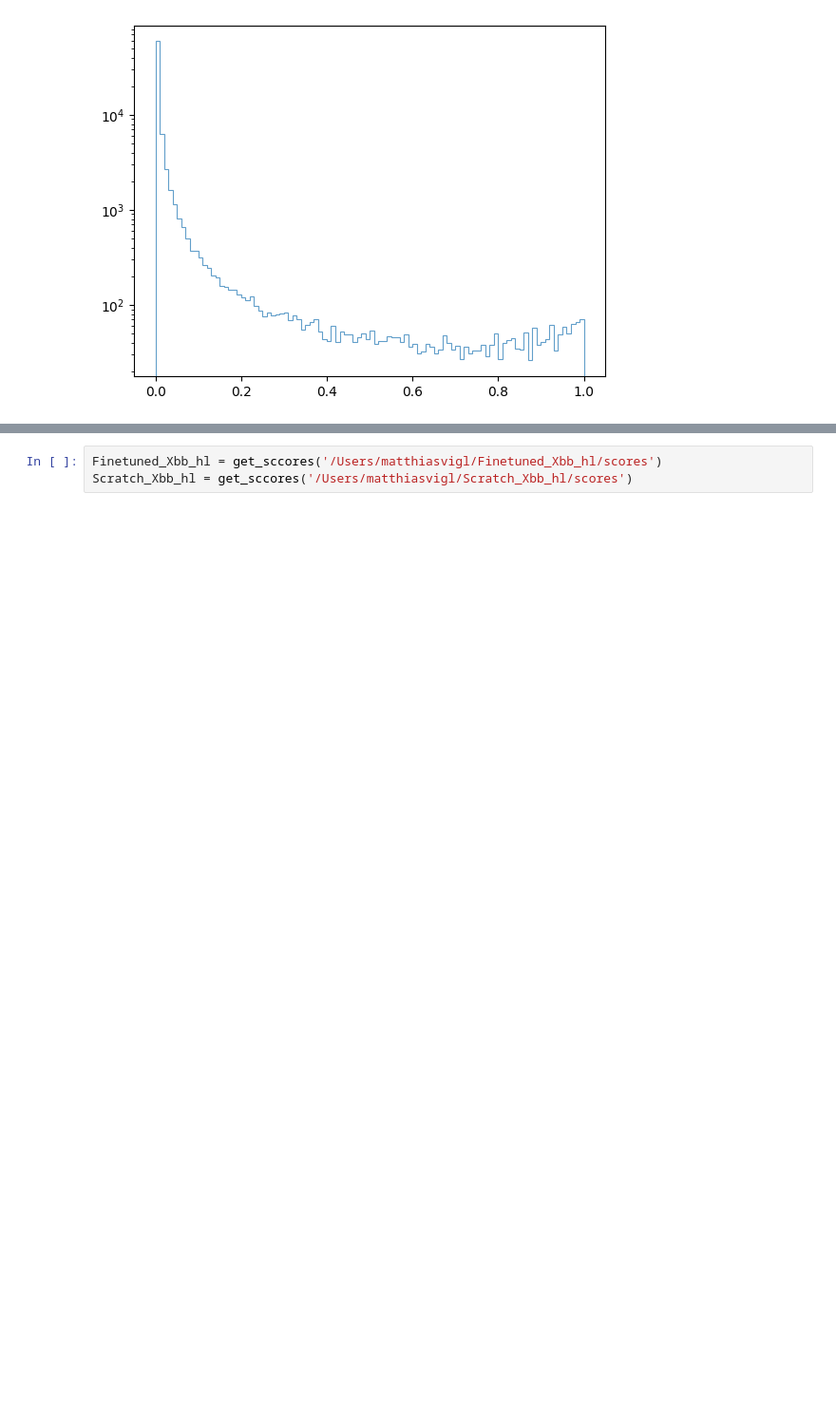
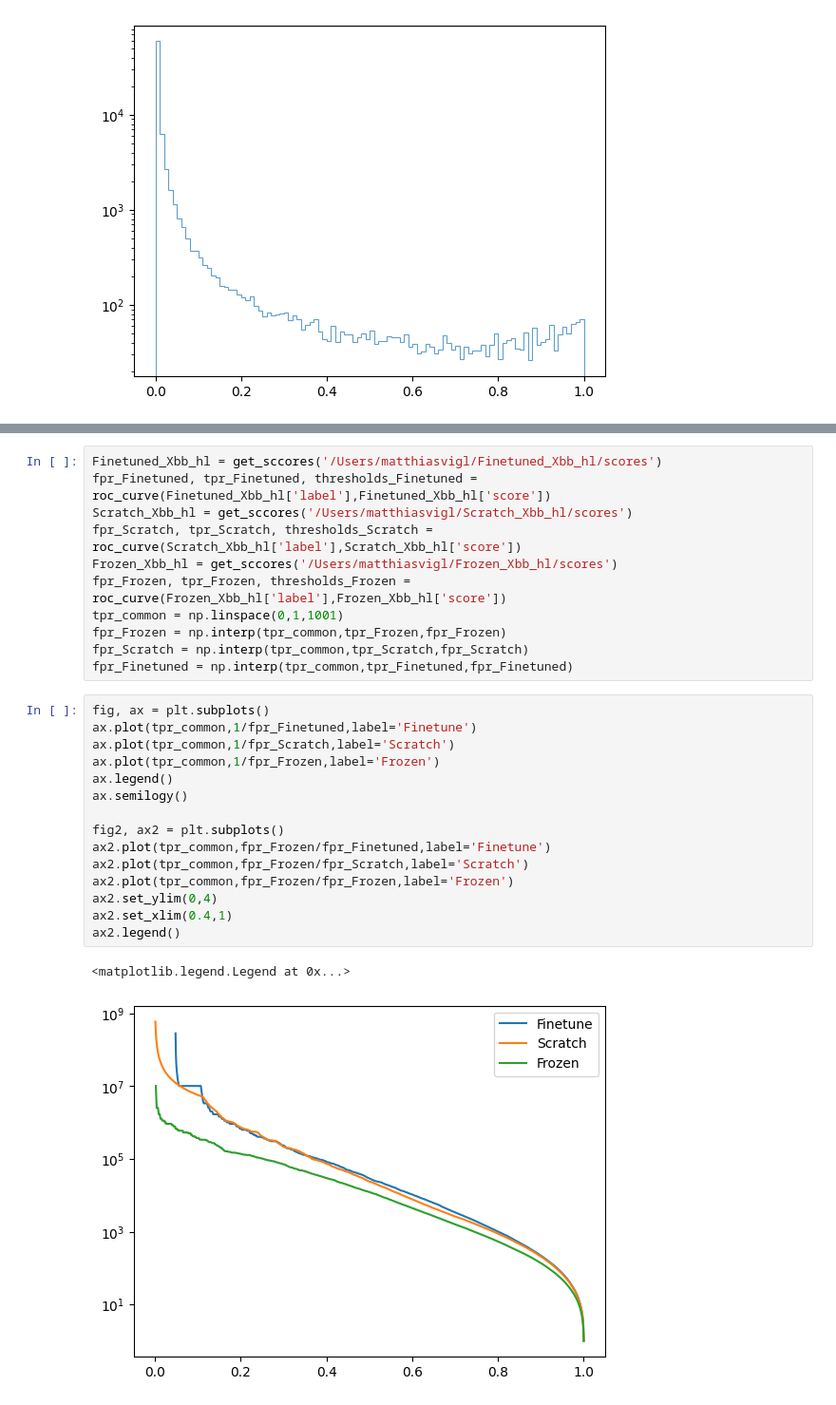
Before and after one commit to mvigl/Finetune_hep, a Jupyter notebook: demo.ipynb, the cells around one changed output, grey strips where cells are left out. Shown at 95% size. Saved outputs shown, nothing was run; the diff lists cells and outputs as text; blank space fills up the shorter version.

```diff
--- a/demo.ipynb
+++ b/demo.ipynb
@@ -242,6 +243,32 @@ def get_sccores(directory):
                 scores["label"] = np.concatenate((scores["label"],f['evt_label'][:]),axis=0)
         i+=1
     return scores
-# %%
-Finetuned_Xbb_hl = get_sccores('/Users/matthiasvigl/Finetuned_Xbb_hl/scores')
-Scratch_Xbb_hl = get_sccores('/Users/matthiasvigl/Scratch_Xbb_hl/scores')
+# %%
+Finetuned_Xbb_hl = get_sccores('/Users/matthiasvigl/Finetuned_Xbb_hl/scores')
+fpr_Finetuned, tpr_Finetuned, thresholds_Finetuned = roc_curve(Finetuned_Xbb_hl['label'],Finetuned_Xbb_hl['score'])
+Scratch_Xbb_hl = get_sccores('/Users/matthiasvigl/Scratch_Xbb_hl/scores')
+fpr_Scratch, tpr_Scratch, thresholds_Scratch = roc_curve(Scratch_Xbb_hl['label'],Scratch_Xbb_hl['score'])
+Frozen_Xbb_hl = get_sccores('/Users/matthiasvigl/Frozen_Xbb_hl/scores')
+fpr_Frozen, tpr_Frozen, thresholds_Frozen = roc_curve(Frozen_Xbb_hl['label'],Frozen_Xbb_hl['score'])
+tpr_common = np.linspace(0,1,1001)
+fpr_Frozen = np.interp(tpr_common,tpr_Frozen,fpr_Frozen)
+fpr_Scratch = np.interp(tpr_common,tpr_Scratch,fpr_Scratch)
+fpr_Finetuned = np.interp(tpr_common,tpr_Finetuned,fpr_Finetuned)
+# %%
+fig, ax = plt.subplots()
+ax.plot(tpr_common,1/fpr_Finetuned,label='Finetune')
+ax.plot(tpr_common,1/fpr_Scratch,label='Scratch')
+ax.plot(tpr_common,1/fpr_Frozen,label='Frozen')
+ax.legend()
+ax.semilogy()
+
+fig2, ax2 = plt.subplots()
+ax2.plot(tpr_common,fpr_Frozen/fpr_Finetuned,label='Finetune')
+ax2.plot(tpr_common,fpr_Frozen/fpr_Scratch,label='Scratch')
+ax2.plot(tpr_common,fpr_Frozen/fpr_Frozen,label='Frozen')
+ax2.set_ylim(0,4)
+ax2.set_xlim(0.4,1)
+ax2.legend()
+# %% [output]
+<matplotlib.legend.Legend at 0x...>
+[figure, added]
```
Also changed, not shown: parts of 5 cells of this notebook.
